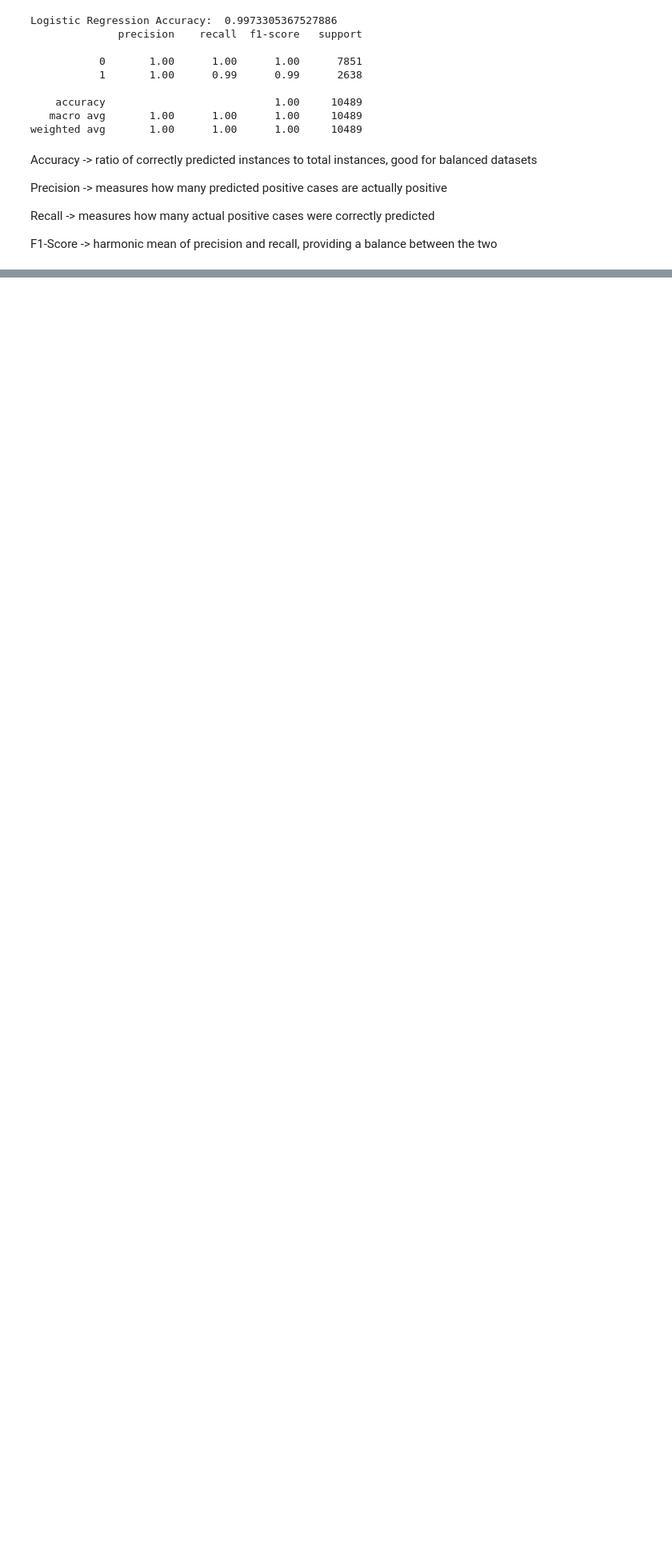
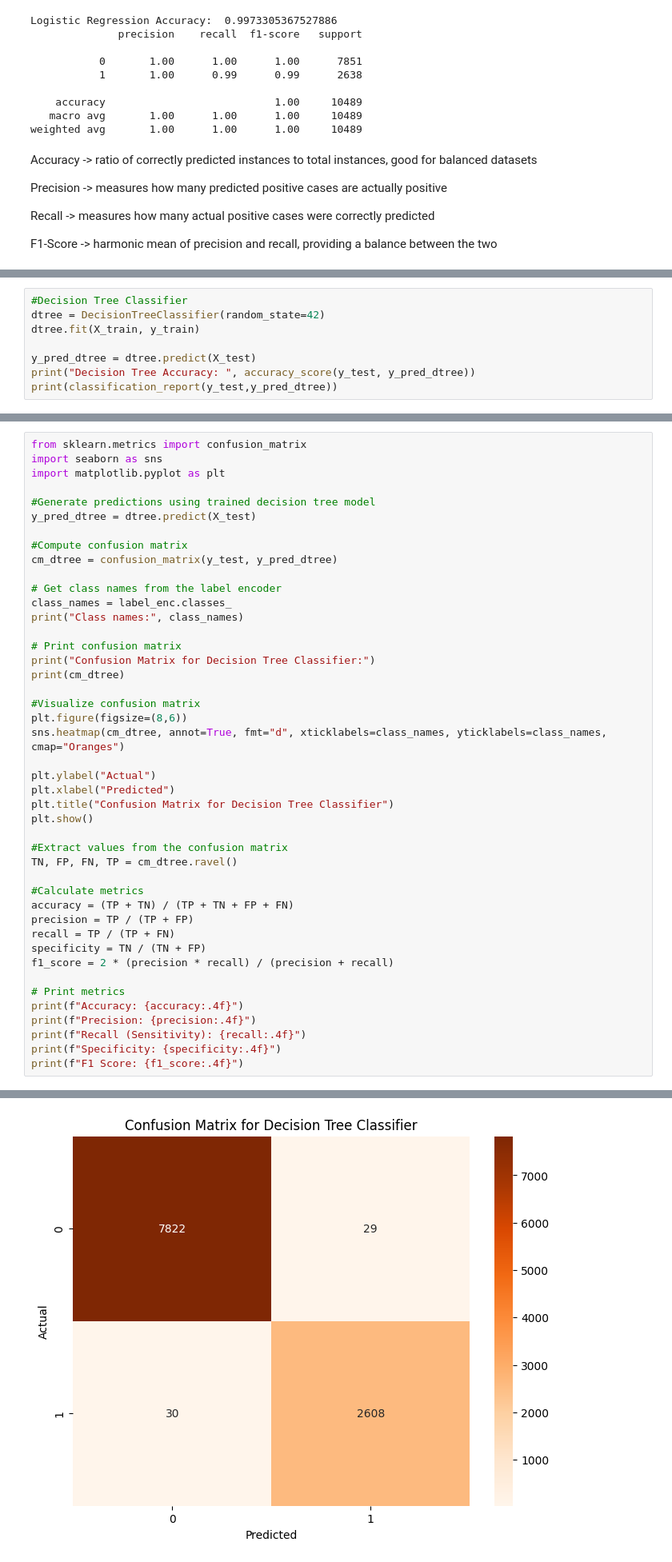
Before and after one commit to mervegb/vacation-preference-prediction, a Jupyter notebook: vacation_preference_prediction.ipynb, the cells around one changed output, grey strips where cells are left out. Shown at 80% size. Cells and saved outputs as stored; diff of their text form; blank space fills up the shorter version.

Commit message:
calculate metrics in decision tree classifier

```diff
--- a/vacation_preference_prediction.ipynb
+++ b/vacation_preference_prediction.ipynb
@@ -270,3 +270,11 @@ Confusion Matrix for Logistic Regression:
 [[7848    3]
  [  25 2613]]
 [figure]
+# %%
+#Decision Tree Classifier
+dtree = DecisionTreeClassifier(random_state=42)
+dtree.fit(X_train, y_train)
+
+y_pred_dtree = dtree.predict(X_test)
+print("Decision Tree Accuracy: ", accuracy_score(y_test, y_pred_dtree))
+print(classification_report(y_test,y_pred_dtree))
@@ -272,0 +291,45 @@ Confusion Matrix for Logistic Regression:
+# %%
+from sklearn.metrics import confusion_matrix
+import seaborn as sns
+import matplotlib.pyplot as plt
+
+#Generate predictions using trained decision tree model
+y_pred_dtree = dtree.predict(X_test)
+
+#Compute confusion matrix
+cm_dtree = confusion_matrix(y_test, y_pred_dtree)
+
+# Get class names from the label encoder
+class_names = label_enc.classes_
+print("Class names:", class_names)
+
+# Print confusion matrix
+print("Confusion Matrix for Decision Tree Classifier:")
+print(cm_dtree)
+
+#Visualize confusion matrix
+plt.figure(figsize=(8,6))
+sns.heatmap(cm_dtree, annot=True, fmt="d", xticklabels=class_names, yticklabels=class_names, cmap="Oranges")
+
+plt.ylabel("Actual")
+plt.xlabel("Predicted")
+plt.title("Confusion Matrix for Decision Tree Classifier")
+plt.show()
+
+#Extract values from the confusion matrix
+TN, FP, FN, TP = cm_dtree.ravel()
+
+#Calculate metrics
+accuracy = (TP + TN) / (TP + TN + FP + FN)
+precision = TP / (TP + FP)
+recall = TP / (TP + FN)
+specificity = TN / (TN + FP)
+f1_score = 2 * (precision * recall) / (precision + recall)
+
+# Print metrics
+print(f"Accuracy: {accuracy:.4f}")
+print(f"Precision: {precision:.4f}")
+print(f"Recall (Sensitivity): {recall:.4f}")
+print(f"Specificity: {specificity:.4f}")
+print(f"F1 Score: {f1_score:.4f}")
+# %% [output]
@@ -272,0 +340 @@ Confusion Matrix for Logistic Regression:
+[figure, added]
```
Also changed, not shown: parts of 2 cells of this notebook.
